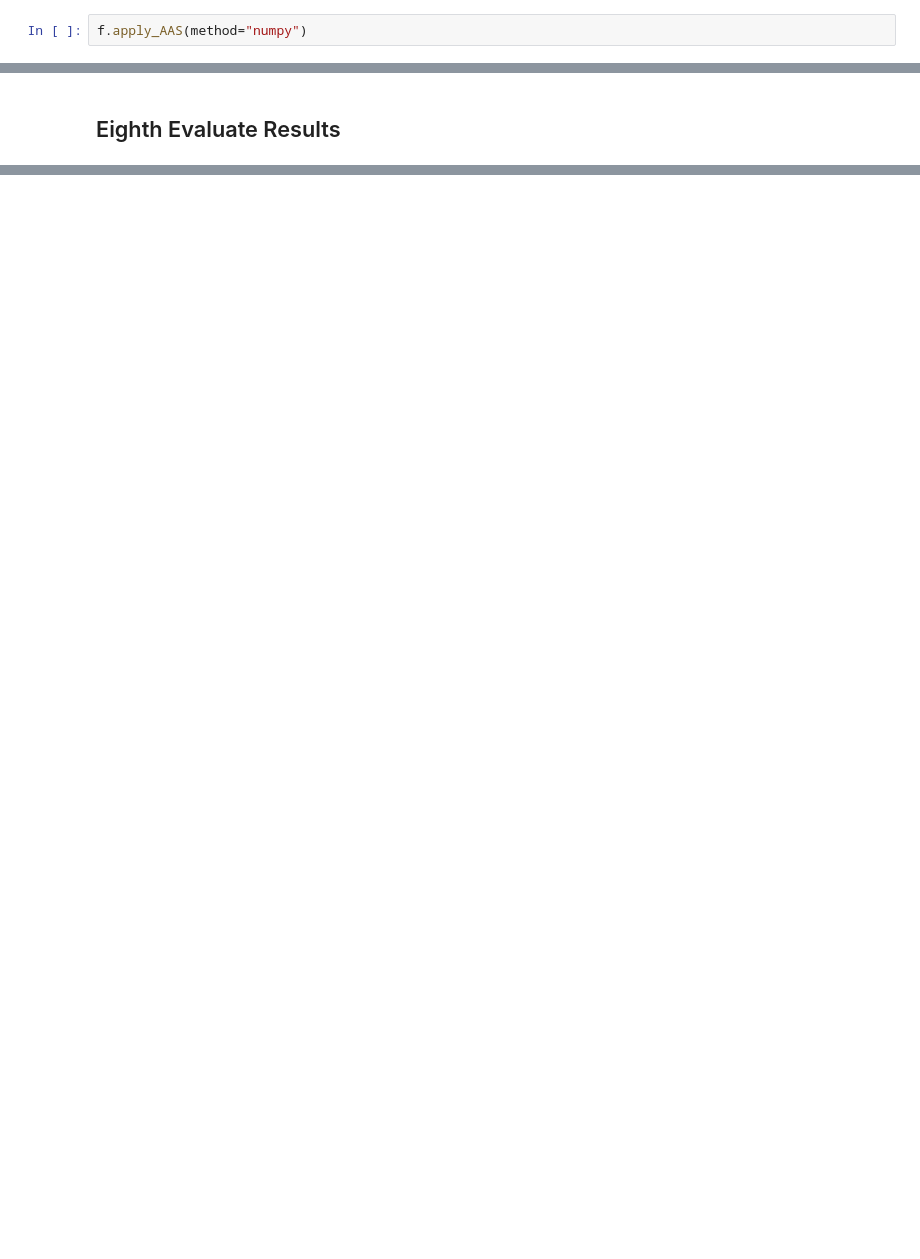
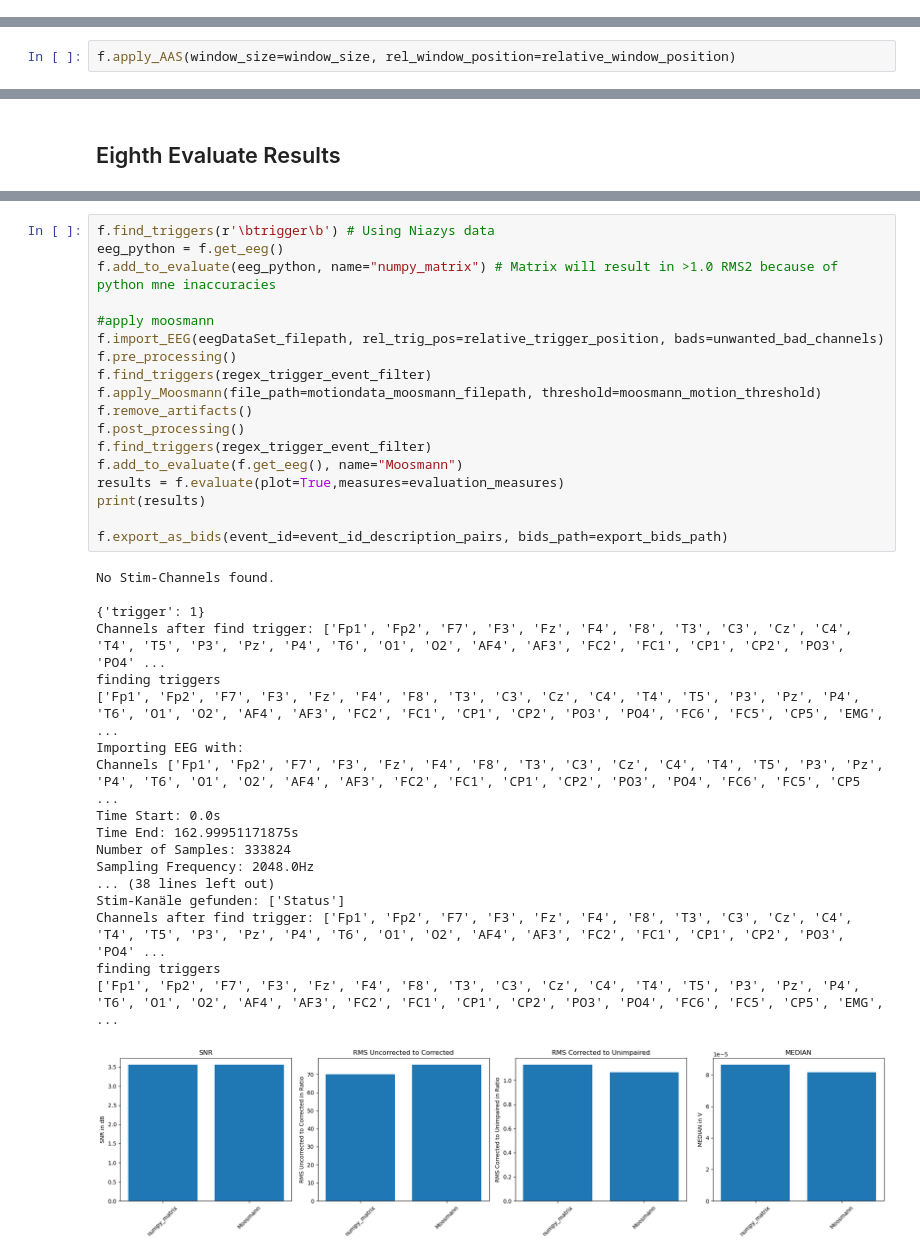
Before and after one commit to H0mire/FACETpy, a Jupyter notebook: src/Example1.ipynb, the cells around one changed output, grey strips where cells are left out. Drawn from its saved outputs; the diff is of its cells as text; blank space fills up the shorter version.

```diff
--- a/src/Example1.ipynb
+++ b/src/Example1.ipynb
@@ -76,4 +77,2 @@ finding triggers
 # %% [markdown]
 ## Fourth step apply AAS
-# %%
-f.apply_AAS(method="numpy")
@@ -97,0 +79,2 @@ Averaging Channel CP5
+# %%
+f.apply_AAS(window_size=window_size, rel_window_position=relative_window_position)
@@ -202,0 +135,37 @@ finding triggers
+# %%
+f.find_triggers(r'\btrigger\b') # Using Niazys data
+eeg_python = f.get_eeg()
+f.add_to_evaluate(eeg_python, name="numpy_matrix") # Matrix will result in >1.0 RMS2 because of python mne inaccuracies
+
+#apply moosmann
+f.import_EEG(eegDataSet_filepath, rel_trig_pos=relative_trigger_position, bads=unwanted_bad_channels)
+f.pre_processing()
+f.find_triggers(regex_trigger_event_filter)
+f.apply_Moosmann(file_path=motiondata_moosmann_filepath, threshold=moosmann_motion_threshold)
+f.remove_artifacts()
+f.post_processing()
+f.find_triggers(regex_trigger_event_filter)
+f.add_to_evaluate(f.get_eeg(), name="Moosmann")
+results = f.evaluate(plot=True,measures=evaluation_measures)
+print(results)
+
+f.export_as_bids(event_id=event_id_description_pairs, bids_path=export_bids_path)
+# %% [output]
+No Stim-Channels found.
+
+{'trigger': 1}
+Channels after find trigger: ['Fp1', 'Fp2', 'F7', 'F3', 'Fz', 'F4', 'F8', 'T3', 'C3', 'Cz', 'C4', 'T4', 'T5', 'P3', 'Pz', 'P4', 'T6', 'O1', 'O2', 'AF4', 'AF3', 'FC2', 'FC1', 'CP1', 'CP2', 'PO3', 'PO4' ...
+finding triggers
+['Fp1', 'Fp2', 'F7', 'F3', 'Fz', 'F4', 'F8', 'T3', 'C3', 'Cz', 'C4', 'T4', 'T5', 'P3', 'Pz', 'P4', 'T6', 'O1', 'O2', 'AF4', 'AF3', 'FC2', 'FC1', 'CP1', 'CP2', 'PO3', 'PO4', 'FC6', 'FC5', 'CP5', 'EMG', ...
+Importing EEG with:
+Channels ['Fp1', 'Fp2', 'F7', 'F3', 'Fz', 'F4', 'F8', 'T3', 'C3', 'Cz', 'C4', 'T4', 'T5', 'P3', 'Pz', 'P4', 'T6', 'O1', 'O2', 'AF4', 'AF3', 'FC2', 'FC1', 'CP1', 'CP2', 'PO3', 'PO4', 'FC6', 'FC5', 'CP5 ...
+Time Start: 0.0s
+Time End: 162.99951171875s
+Number of Samples: 333824
+Sampling Frequency: 2048.0Hz
+... (38 lines left out)
+Stim-Kanäle gefunden: ['Status']
+Channels after find trigger: ['Fp1', 'Fp2', 'F7', 'F3', 'Fz', 'F4', 'F8', 'T3', 'C3', 'Cz', 'C4', 'T4', 'T5', 'P3', 'Pz', 'P4', 'T6', 'O1', 'O2', 'AF4', 'AF3', 'FC2', 'FC1', 'CP1', 'CP2', 'PO3', 'PO4' ...
+finding triggers
+['Fp1', 'Fp2', 'F7', 'F3', 'Fz', 'F4', 'F8', 'T3', 'C3', 'Cz', 'C4', 'T4', 'T5', 'P3', 'Pz', 'P4', 'T6', 'O1', 'O2', 'AF4', 'AF3', 'FC2', 'FC1', 'CP1', 'CP2', 'PO3', 'PO4', 'FC6', 'FC5', 'CP5', 'EMG', ...
+[figure, added]
```
Also changed, not shown: parts of 12 cells of this notebook, 5 other files.
